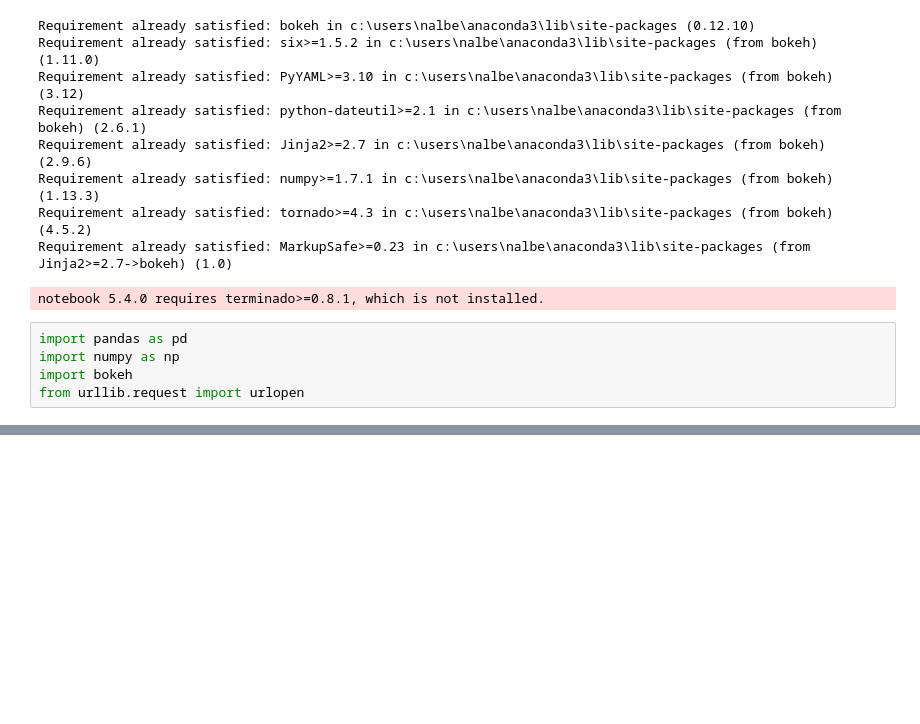
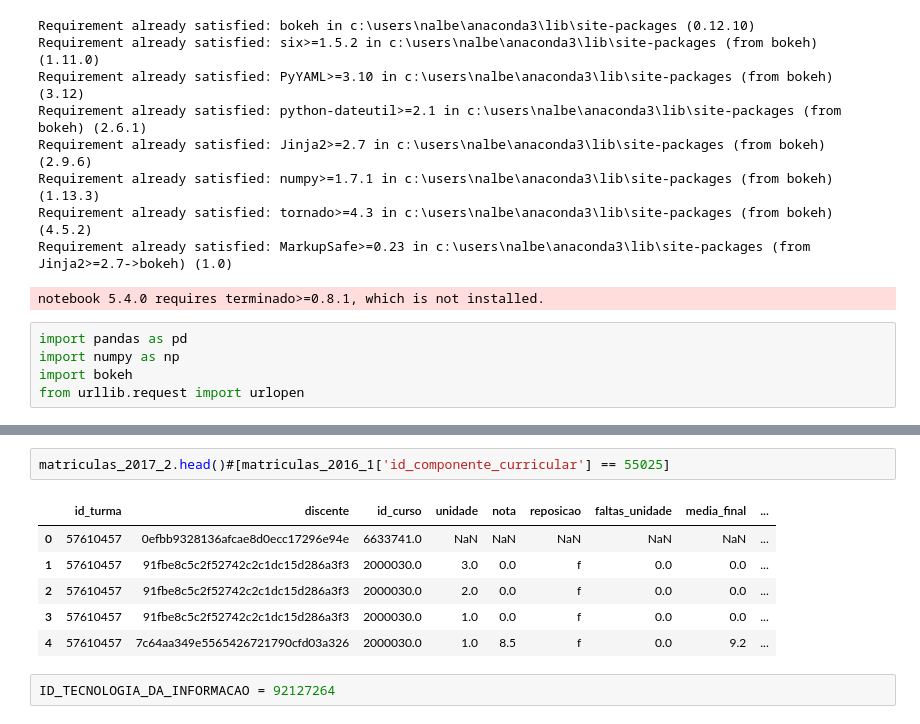
Before and after one commit to NalbertLeal/AnaliseDeNotasIMD, a Jupyter notebook: Analise Notas.ipynb, the cells around one changed output, grey strips where cells are left out. Saved outputs shown, nothing was run; the diff lists cells and outputs as text; blank space fills up the shorter version.

```diff
--- a/Analise Notas.ipynb
+++ b/Analise Notas.ipynb
@@ -79,0 +103,11 @@ matriculas_2015_2.head()
+# %%
+matriculas_2017_2.head()#[matriculas_2016_1['id_componente_curricular'] == 55025]
+# %% [output]
+|  | id_turma | discente | id_curso | unidade | nota | reposicao | faltas_unidade | media_final | ... |
+| 0 | 57610457 | 0efbb9328136afcae8d0ecc17296e94e | 6633741.0 | NaN | NaN | NaN | NaN | NaN | ... |
+| 1 | 57610457 | 91fbe8c5c2f52742c2c1dc15d286a3f3 | 2000030.0 | 3.0 | 0.0 | f | 0.0 | 0.0 | ... |
+| 2 | 57610457 | 91fbe8c5c2f52742c2c1dc15d286a3f3 | 2000030.0 | 2.0 | 0.0 | f | 0.0 | 0.0 | ... |
+| 3 | 57610457 | 91fbe8c5c2f52742c2c1dc15d286a3f3 | 2000030.0 | 1.0 | 0.0 | f | 0.0 | 0.0 | ... |
+| 4 | 57610457 | 7c64aa349e5565426721790cfd03a326 | 2000030.0 | 1.0 | 8.5 | f | 0.0 | 9.2 | ... |
+# %%
+ID_TECNOLOGIA_DA_INFORMACAO = 92127264
```
Also changed, not shown: parts of 10 cells of this notebook.
